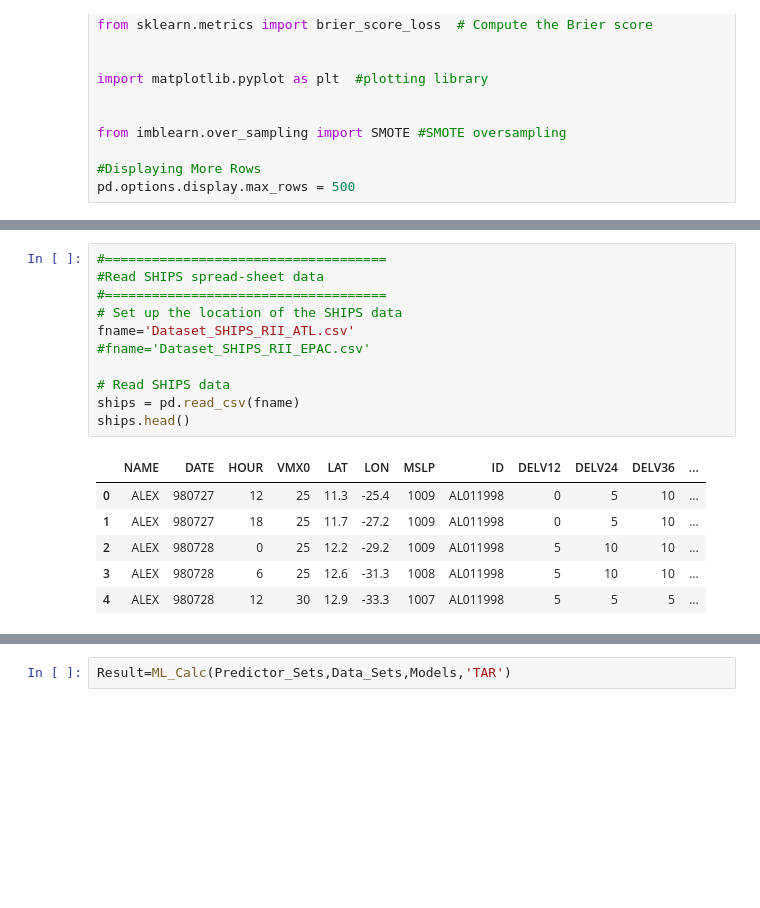
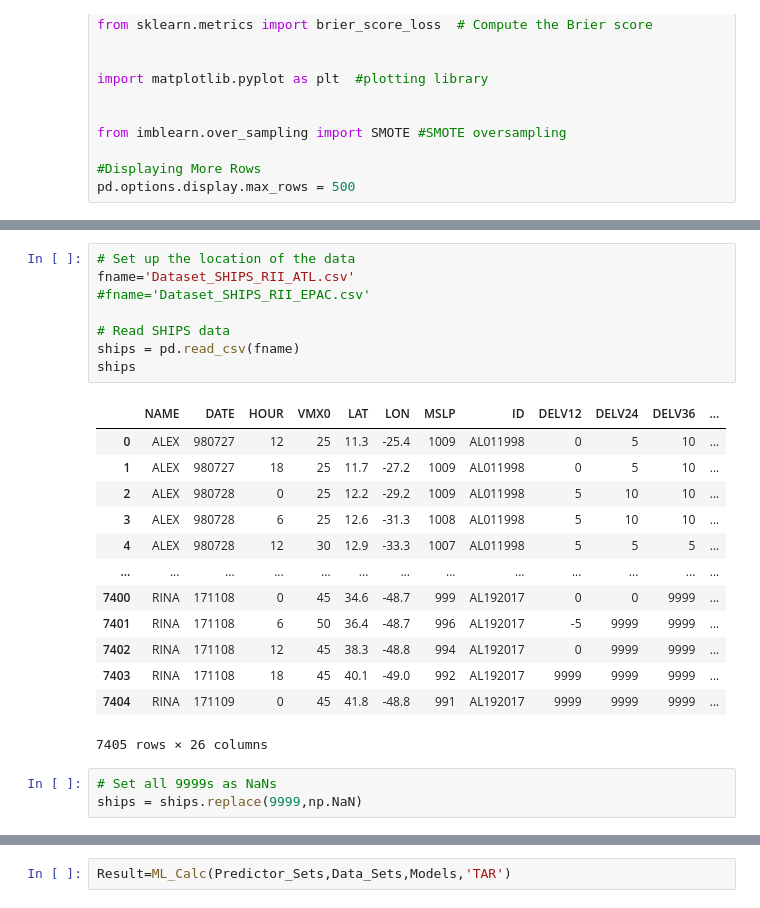
Before and after one commit to akshaym2497/RMDS_Hurricane_Forecasting, a Jupyter notebook: analytics/RI Prediction Model (Kooha).ipynb, the cells around one changed output, grey strips where cells are left out. Drawn from its saved outputs; the diff is of its cells as text; blank space fills up the shorter version.

```diff
--- a/analytics/RI Prediction Model (Kooha).ipynb
+++ b/analytics/RI Prediction Model (Kooha).ipynb
@@ -32,18 +51,25 @@ pd.options.display.max_rows = 500
 # %%
-#====================================
-#Read SHIPS spread-sheet data
-#====================================
-# Set up the location of the SHIPS data
+# Set up the location of the data
 fname='Dataset_SHIPS_RII_ATL.csv'
 #fname='Dataset_SHIPS_RII_EPAC.csv'
 
 # Read SHIPS data
 ships = pd.read_csv(fname)
-ships.head()
+ships
 # %% [output]
 |  | NAME | DATE | HOUR | VMX0 | LAT | LON | MSLP | ID | DELV12 | DELV24 | DELV36 | ... |
 | 0 | ALEX | 980727 | 12 | 25 | 11.3 | -25.4 | 1009 | AL011998 | 0 | 5 | 10 | ... |
 | 1 | ALEX | 980727 | 18 | 25 | 11.7 | -27.2 | 1009 | AL011998 | 0 | 5 | 10 | ... |
 | 2 | ALEX | 980728 | 0 | 25 | 12.2 | -29.2 | 1009 | AL011998 | 5 | 10 | 10 | ... |
 | 3 | ALEX | 980728 | 6 | 25 | 12.6 | -31.3 | 1008 | AL011998 | 5 | 10 | 10 | ... |
 | 4 | ALEX | 980728 | 12 | 30 | 12.9 | -33.3 | 1007 | AL011998 | 5 | 5 | 5 | ... |
+| ... | ... | ... | ... | ... | ... | ... | ... | ... | ... | ... | ... | ... |
+| 7400 | RINA | 171108 | 0 | 45 | 34.6 | -48.7 | 999 | AL192017 | 0 | 0 | 9999 | ... |
+| 7401 | RINA | 171108 | 6 | 50 | 36.4 | -48.7 | 996 | AL192017 | -5 | 9999 | 9999 | ... |
+| 7402 | RINA | 171108 | 12 | 45 | 38.3 | -48.8 | 994 | AL192017 | 0 | 9999 | 9999 | ... |
+| 7403 | RINA | 171108 | 18 | 45 | 40.1 | -49.0 | 992 | AL192017 | 9999 | 9999 | 9999 | ... |
+| 7404 | RINA | 171109 | 0 | 45 | 41.8 | -48.8 | 991 | AL192017 | 9999 | 9999 | 9999 | ... |
+7405 rows × 26 columns
+# %%
+# Set all 9999s as NaNs
+ships = ships.replace(9999,np.NaN)
```
Also changed, not shown: parts of 16 cells of this notebook.
